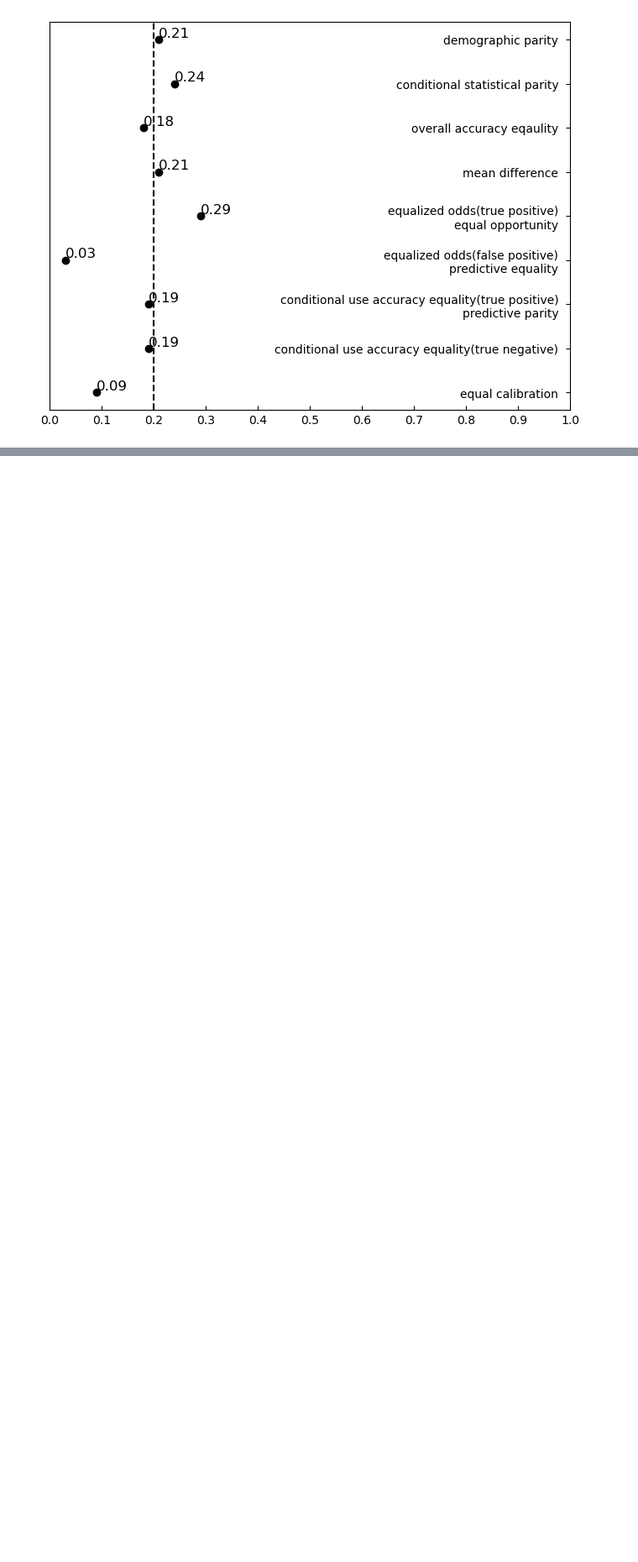
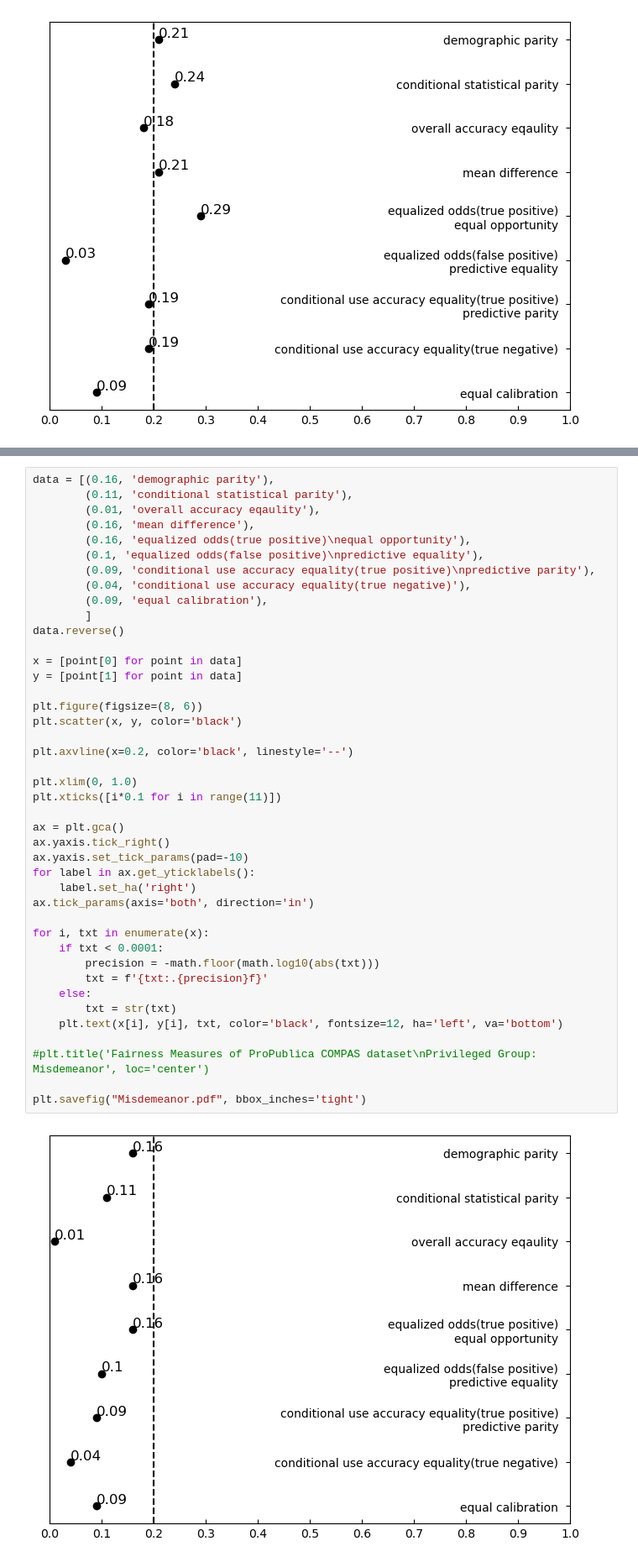
Before and after one commit to RexYuan/Shu, a Jupyter notebook: paper/images/plot.ipynb, the cells around one changed output, grey strips where cells are left out. Shown at 84% size. Drawn from its saved outputs; the diff is of its cells as text; blank space fills up the shorter version.

```diff
--- a/paper/images/plot.ipynb
+++ b/paper/images/plot.ipynb
@@ -269,0 +362,44 @@ plt.savefig("race balance.pdf", bbox_inches='tight')
+# %%
+data = [(0.16, 'demographic parity'),
+        (0.11, 'conditional statistical parity'),
+        (0.01, 'overall accuracy eqaulity'),
+        (0.16, 'mean difference'),
+        (0.16, 'equalized odds(true positive)\nequal opportunity'),
+        (0.1, 'equalized odds(false positive)\npredictive equality'),
+        (0.09, 'conditional use accuracy equality(true positive)\npredictive parity'),
+        (0.04, 'conditional use accuracy equality(true negative)'),
+        (0.09, 'equal calibration'),
+        ]
+data.reverse()
+
+x = [point[0] for point in data]
+y = [point[1] for point in data]
+
+plt.figure(figsize=(8, 6))
+plt.scatter(x, y, color='black')
+
+plt.axvline(x=0.2, color='black', linestyle='--')
+
+plt.xlim(0, 1.0)
+plt.xticks([i*0.1 for i in range(11)])
+
+ax = plt.gca()
+ax.yaxis.tick_right()
+ax.yaxis.set_tick_params(pad=-10)
+for label in ax.get_yticklabels():
+    label.set_ha('right')
+ax.tick_params(axis='both', direction='in')
+
+for i, txt in enumerate(x):
+    if txt < 0.0001:
+        precision = -math.floor(math.log10(abs(txt)))
+        txt = f'{txt:.{precision}f}'
+    else:
+        txt = str(txt)
+    plt.text(x[i], y[i], txt, color='black', fontsize=12, ha='left', va='bottom')
+
+#plt.title('Fairness Measures of ProPublica COMPAS dataset\nPrivileged Group: Misdemeanor', loc='center')
+
+plt.savefig("Misdemeanor.pdf", bbox_inches='tight')
+# %% [output]
+[figure, added]
```
Also changed, not shown: parts of 6 cells of this notebook, 9 other files.
